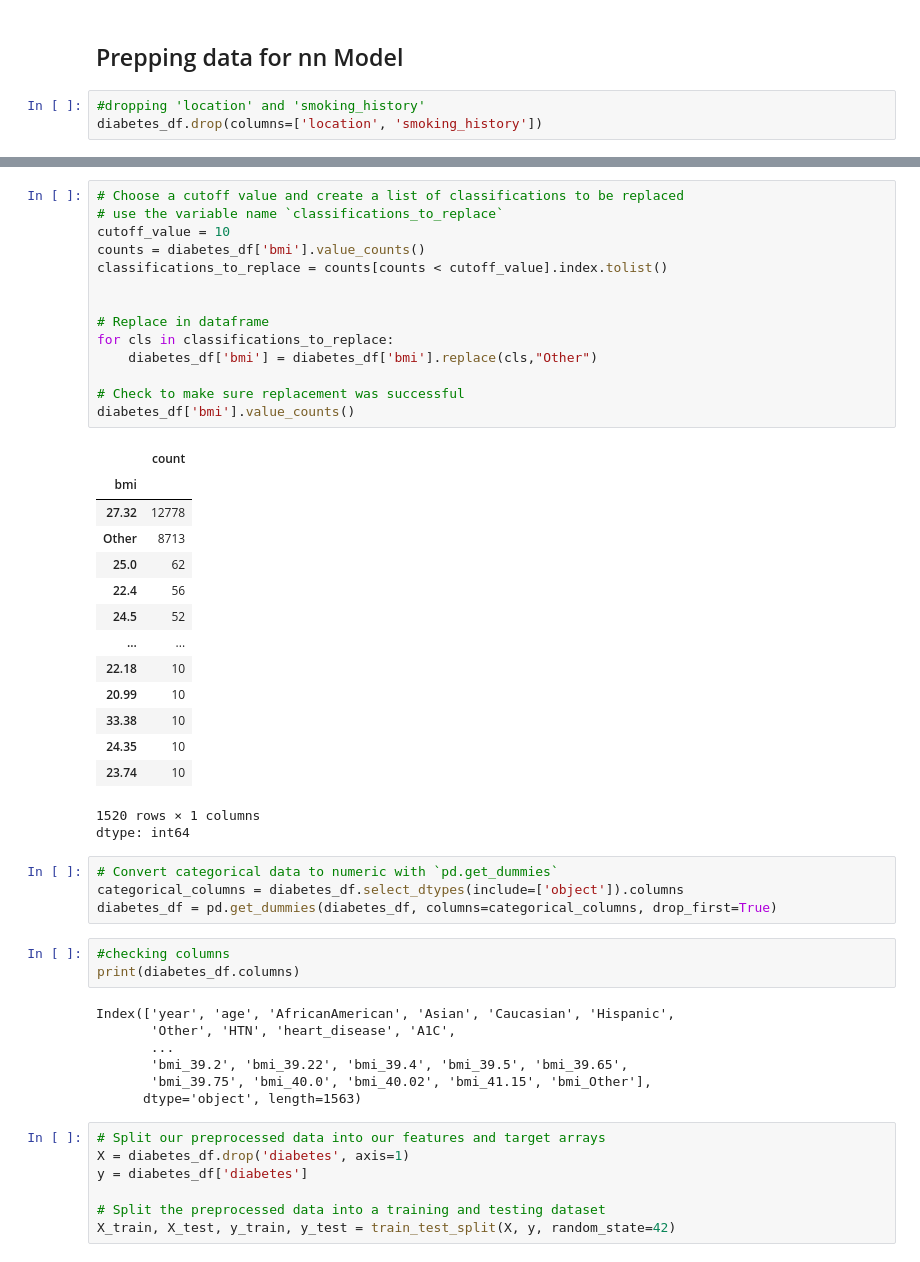
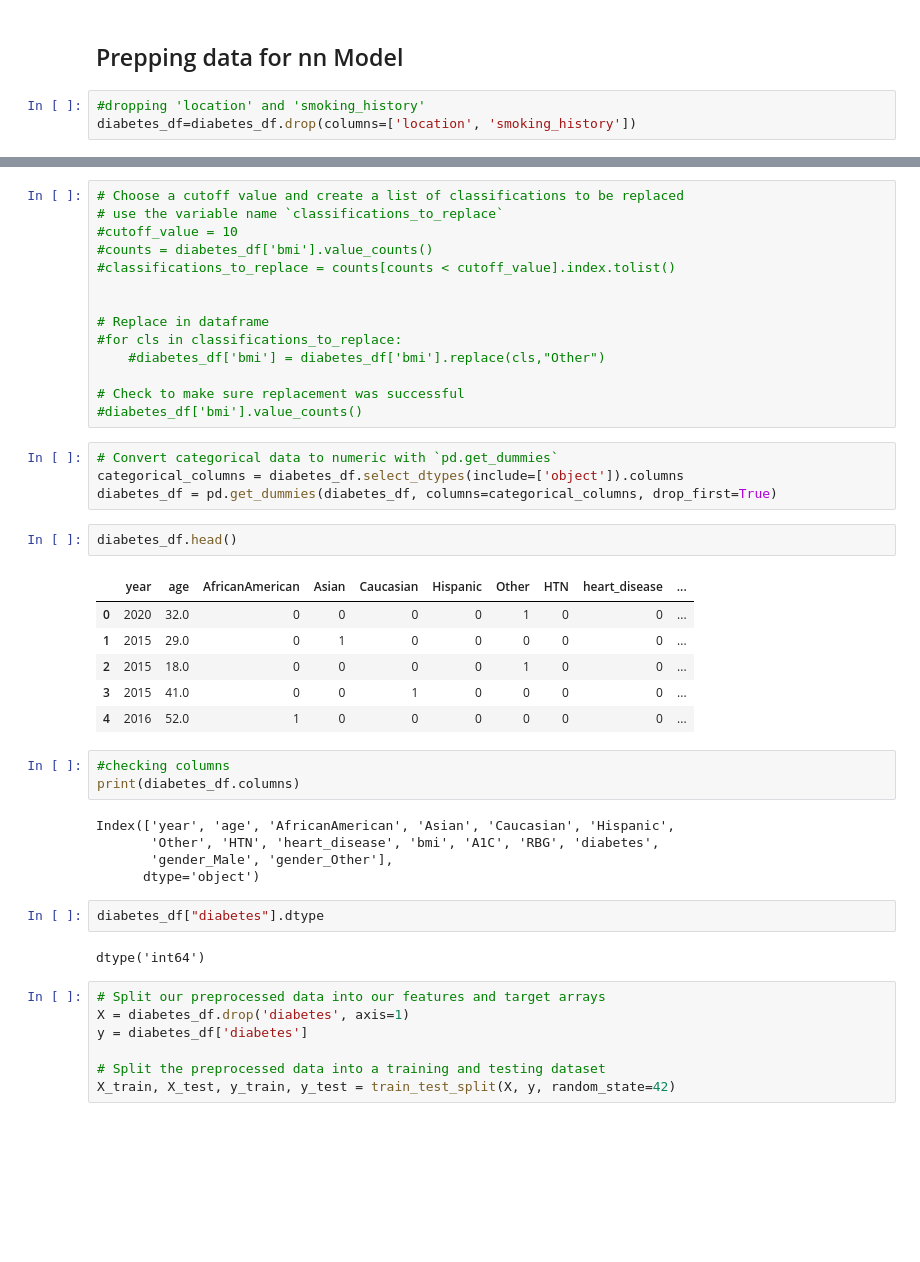
Before and after one commit to ComfyKoala/diabetes-classification, a Jupyter notebook: Maribel/Demo/Demo_model.ipynb, the cells around one changed output, grey strips where cells are left out. Cells and saved outputs as stored; diff of their text form; blank space fills up the shorter version.

```diff
--- a/Maribel/Demo/Demo_model.ipynb
+++ b/Maribel/Demo/Demo_model.ipynb
@@ -64,4 +64,4 @@ diabetes_df.head()
 ## Prepping data for nn Model
 # %%
 #dropping 'location' and 'smoking_history'
-diabetes_df.drop(columns=['location', 'smoking_history'])
+diabetes_df=diabetes_df.drop(columns=['location', 'smoking_history'])
@@ -82,47 +68,42 @@ diabetes_df.drop(columns=['location', 'smoking_history'])
 # %%
 # Choose a cutoff value and create a list of classifications to be replaced
 # use the variable name `classifications_to_replace`
-cutoff_value = 10
-counts = diabetes_df['bmi'].value_counts()
-classifications_to_replace = counts[counts < cutoff_value].index.tolist()
+#cutoff_value = 10
+#counts = diabetes_df['bmi'].value_counts()
+#classifications_to_replace = counts[counts < cutoff_value].index.tolist()
 
 
 # Replace in dataframe
-for cls in classifications_to_replace:
-    diabetes_df['bmi'] = diabetes_df['bmi'].replace(cls,"Other")
+#for cls in classifications_to_replace:
+    #diabetes_df['bmi'] = diabetes_df['bmi'].replace(cls,"Other")
 
 # Check to make sure replacement was successful
-diabetes_df['bmi'].value_counts()
+#diabetes_df['bmi'].value_counts()
-# %% [output]
-|  | count |
-| bmi |  |
-| 27.32 | 12778 |
-| Other | 8713 |
-| 25.0 | 62 |
-| 22.4 | 56 |
-| 24.5 | 52 |
-| ... | ... |
-| 22.18 | 10 |
-| 20.99 | 10 |
-| 33.38 | 10 |
-| 24.35 | 10 |
-| 23.74 | 10 |
-1520 rows × 1 columns
-dtype: int64
 # %%
 # Convert categorical data to numeric with `pd.get_dummies`
 categorical_columns = diabetes_df.select_dtypes(include=['object']).columns
 diabetes_df = pd.get_dummies(diabetes_df, columns=categorical_columns, drop_first=True)
+# %%
+diabetes_df.head()
+# %% [output]
+|  | year | age | AfricanAmerican | Asian | Caucasian | Hispanic | Other | HTN | heart_disease | ... |
+| 0 | 2020 | 32.0 | 0 | 0 | 0 | 0 | 1 | 0 | 0 | ... |
+| 1 | 2015 | 29.0 | 0 | 1 | 0 | 0 | 0 | 0 | 0 | ... |
+| 2 | 2015 | 18.0 | 0 | 0 | 0 | 0 | 1 | 0 | 0 | ... |
+| 3 | 2015 | 41.0 | 0 | 0 | 1 | 0 | 0 | 0 | 0 | ... |
+| 4 | 2016 | 52.0 | 1 | 0 | 0 | 0 | 0 | 0 | 0 | ... |
 # %%
 #checking columns
 print(diabetes_df.columns)
 # %% [output]
 Index(['year', 'age', 'AfricanAmerican', 'Asian', 'Caucasian', 'Hispanic',
-       'Other', 'HTN', 'heart_disease', 'A1C',
-       ...
-       'bmi_39.2', 'bmi_39.22', 'bmi_39.4', 'bmi_39.5', 'bmi_39.65',
-       'bmi_39.75', 'bmi_40.0', 'bmi_40.02', 'bmi_41.15', 'bmi_Other'],
-      dtype='object', length=1563)
+       'Other', 'HTN', 'heart_disease', 'bmi', 'A1C', 'RBG', 'diabetes',
+       'gender_Male', 'gender_Other'],
+      dtype='object')
+# %%
+diabetes_df["diabetes"].dtype
+# %% [output]
+dtype('int64')
 # %%
 # Split our preprocessed data into our features and target arrays
 X = diabetes_df.drop('diabetes', axis=1)
```
Also changed, not shown: parts of 5 cells of this notebook, 2 other files.
